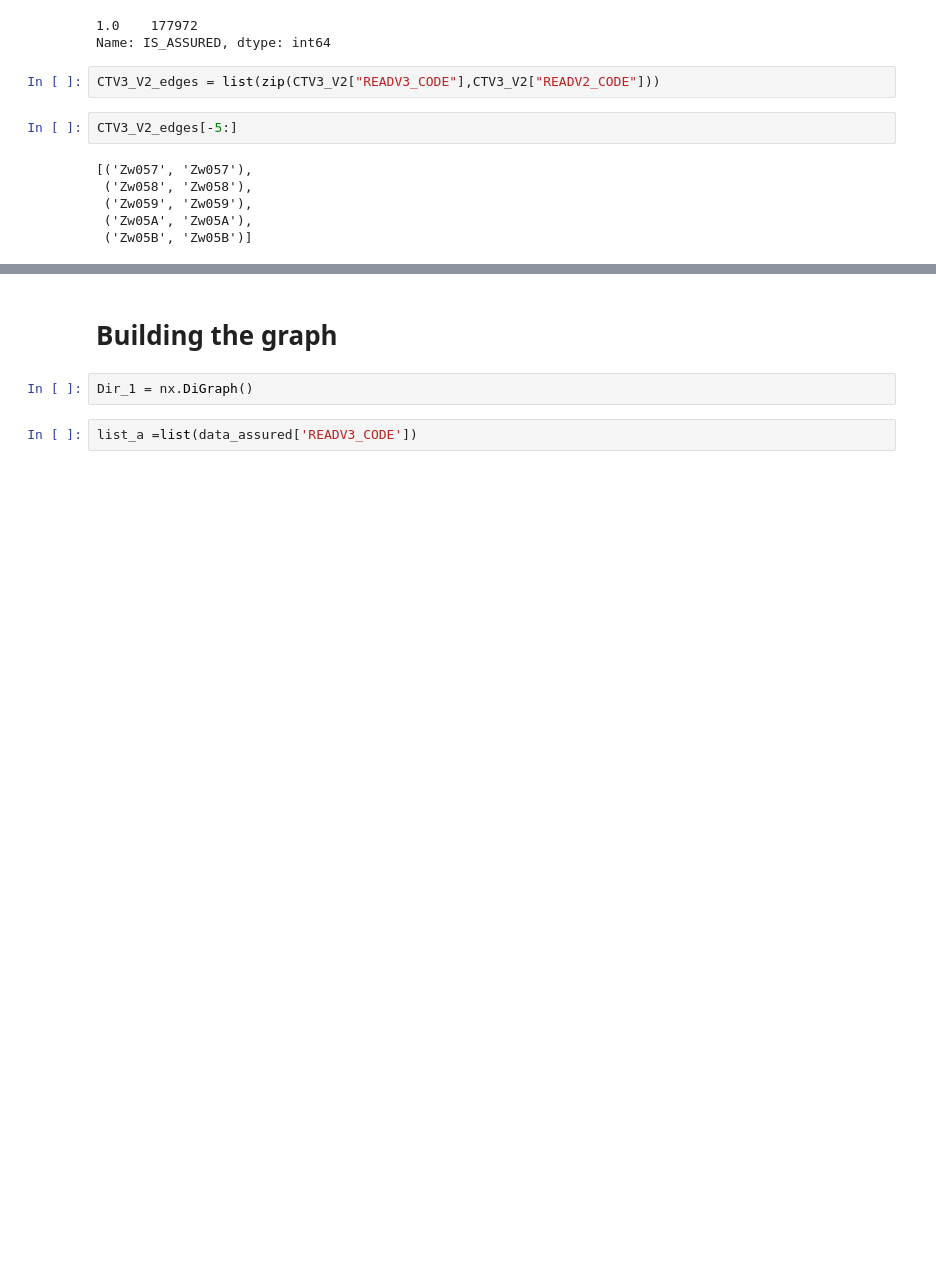
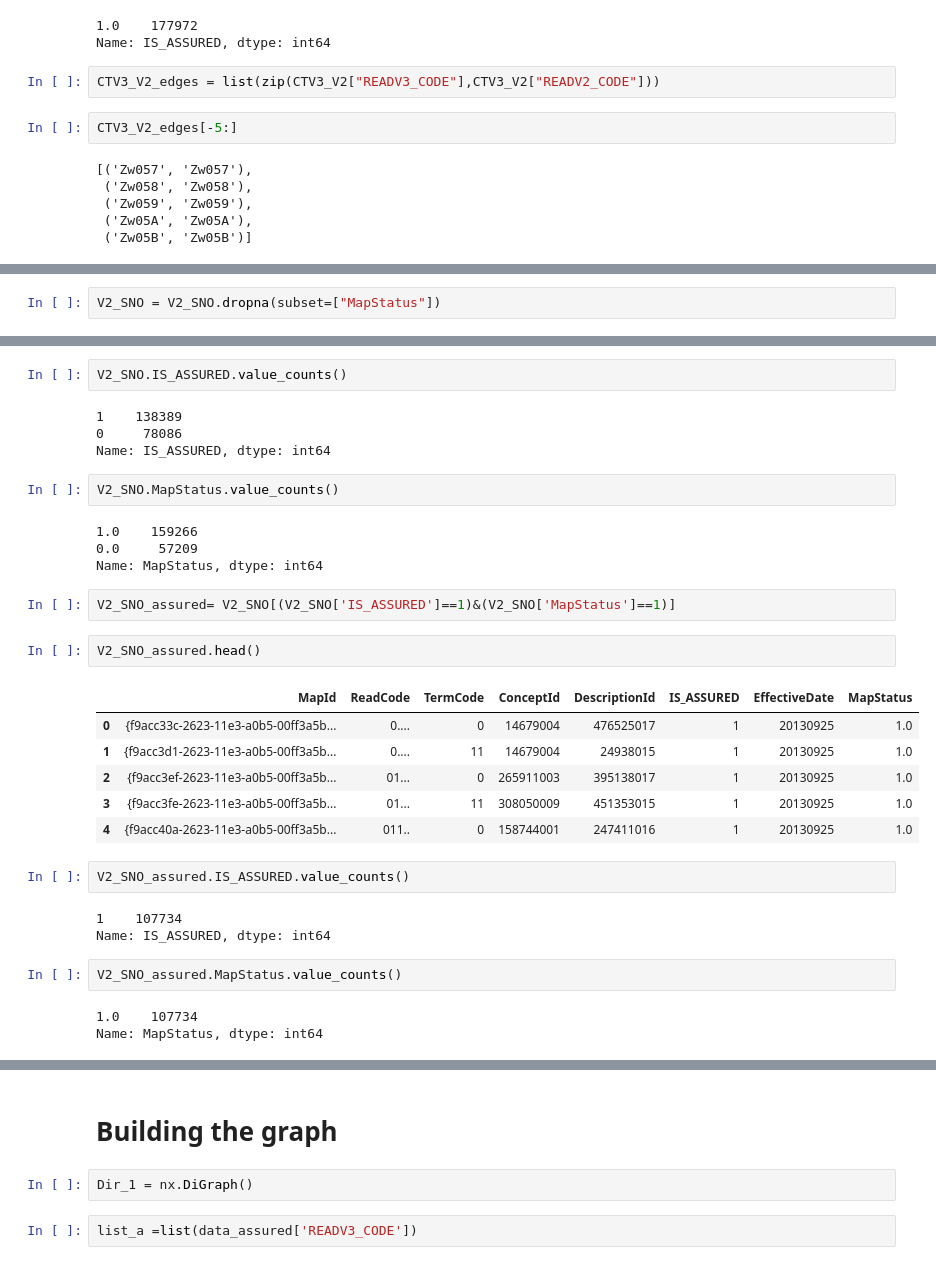
Before and after one commit to liivits/Esimene, a Jupyter notebook: esimene.ipynb, the cells around one changed output, grey strips where cells are left out. Cells and saved outputs as stored; diff of their text form; blank space fills up the shorter version.

```diff
--- a/esimene.ipynb
+++ b/esimene.ipynb
@@ -399,0 +488,2 @@ CTV3_V2_edges[-5:]
+# %%
+V2_SNO = V2_SNO.dropna(subset=["MapStatus"])
@@ -399,0 +502,33 @@ CTV3_V2_edges[-5:]
+# %%
+V2_SNO.IS_ASSURED.value_counts()
+# %% [output]
+1    138389
+0     78086
+Name: IS_ASSURED, dtype: int64
+# %%
+V2_SNO.MapStatus.value_counts()
+# %% [output]
+1.0    159266
+0.0     57209
+Name: MapStatus, dtype: int64
+# %%
+V2_SNO_assured= V2_SNO[(V2_SNO['IS_ASSURED']==1)&(V2_SNO['MapStatus']==1)]
+# %%
+V2_SNO_assured.head()
+# %% [output]
+|  | MapId | ReadCode | TermCode | ConceptId | DescriptionId | IS_ASSURED | EffectiveDate | MapStatus |
+| 0 | {f9acc33c-2623-11e3-a0b5-00ff3a5b... | 0.... | 0 | 14679004 | 476525017 | 1 | 20130925 | 1.0 |
+| 1 | {f9acc3d1-2623-11e3-a0b5-00ff3a5b... | 0.... | 11 | 14679004 | 24938015 | 1 | 20130925 | 1.0 |
+| 2 | {f9acc3ef-2623-11e3-a0b5-00ff3a5b... | 01... | 0 | 265911003 | 395138017 | 1 | 20130925 | 1.0 |
+| 3 | {f9acc3fe-2623-11e3-a0b5-00ff3a5b... | 01... | 11 | 308050009 | 451353015 | 1 | 20130925 | 1.0 |
+| 4 | {f9acc40a-2623-11e3-a0b5-00ff3a5b... | 011.. | 0 | 158744001 | 247411016 | 1 | 20130925 | 1.0 |
+# %%
+V2_SNO_assured.IS_ASSURED.value_counts()
+# %% [output]
+1    107734
+Name: IS_ASSURED, dtype: int64
+# %%
+V2_SNO_assured.MapStatus.value_counts()
+# %% [output]
+1.0    107734
+Name: MapStatus, dtype: int64
```
Also changed, not shown: parts of 16 cells of this notebook, 1 other file.
